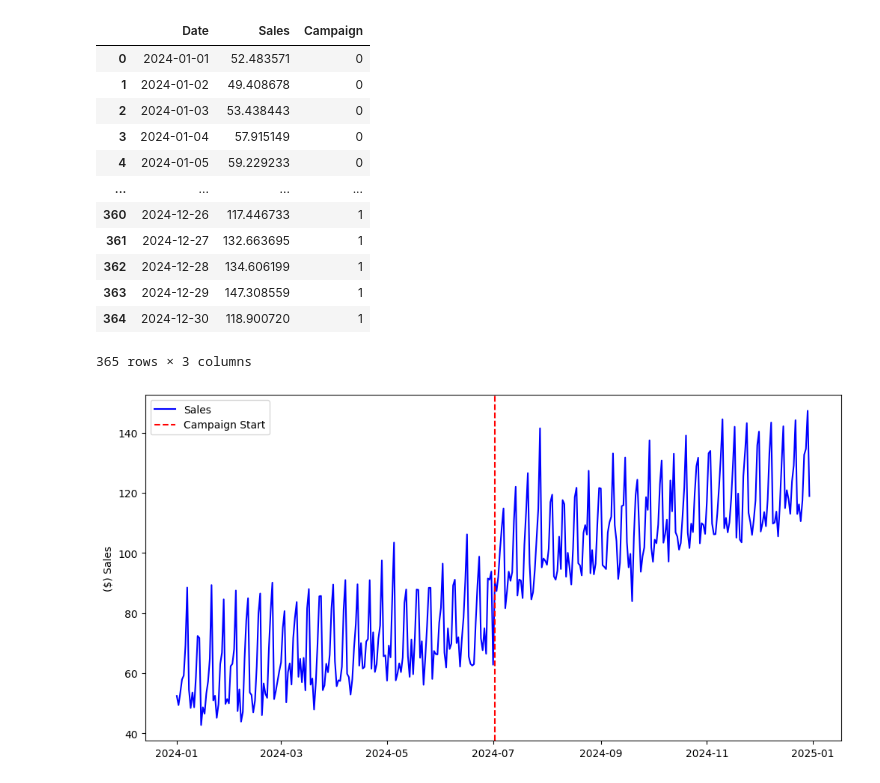
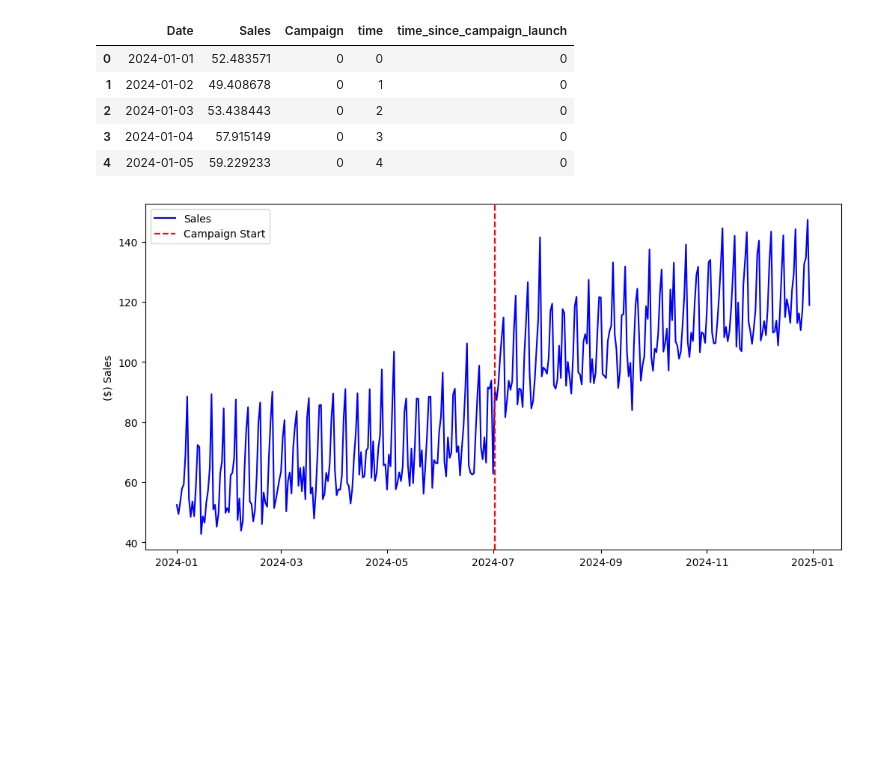
Before and after one commit to juanpi19/medium-articles, a Jupyter notebook: interrupted-time-series-02/interrupted_time_series.ipynb, the cells around one changed output. Drawn from its saved outputs; the diff is of its cells as text; code cells hidden in the pictures; blank space fills up the shorter version.

```diff
--- a/interrupted-time-series-02/interrupted_time_series.ipynb
+++ b/interrupted-time-series-02/interrupted_time_series.ipynb
@@ -47,21 +48,14 @@ data["Date"] = pd.date_range(start=start_date, periods=days)
 # Drop the old 'Day' column
 data = data[["Date", "Sales", "Campaign"]]
 # %%
-data
+data.head()
 # %% [output]
-|  | Date | Sales | Campaign |
-| 0 | 2024-01-01 | 52.483571 | 0 |
-| 1 | 2024-01-02 | 49.408678 | 0 |
-| 2 | 2024-01-03 | 53.438443 | 0 |
-| 3 | 2024-01-04 | 57.915149 | 0 |
-| 4 | 2024-01-05 | 59.229233 | 0 |
-| ... | ... | ... | ... |
-| 360 | 2024-12-26 | 117.446733 | 1 |
-| 361 | 2024-12-27 | 132.663695 | 1 |
-| 362 | 2024-12-28 | 134.606199 | 1 |
-| 363 | 2024-12-29 | 147.308559 | 1 |
-| 364 | 2024-12-30 | 118.900720 | 1 |
+|  | Date | Sales | Campaign | time | time_since_campaign_launch |
+| 0 | 2024-01-01 | 52.483571 | 0 | 0 | 0 |
+| 1 | 2024-01-02 | 49.408678 | 0 | 1 | 0 |
+| 2 | 2024-01-03 | 53.438443 | 0 | 2 | 0 |
+| 3 | 2024-01-04 | 57.915149 | 0 | 3 | 0 |
+| 4 | 2024-01-05 | 59.229233 | 0 | 4 | 0 |
-365 rows × 3 columns
 # %%
 # Plot the data again with the Date column
 plt.figure(figsize=(12, 6))
```
Also changed, not shown: parts of 7 cells of this notebook.
